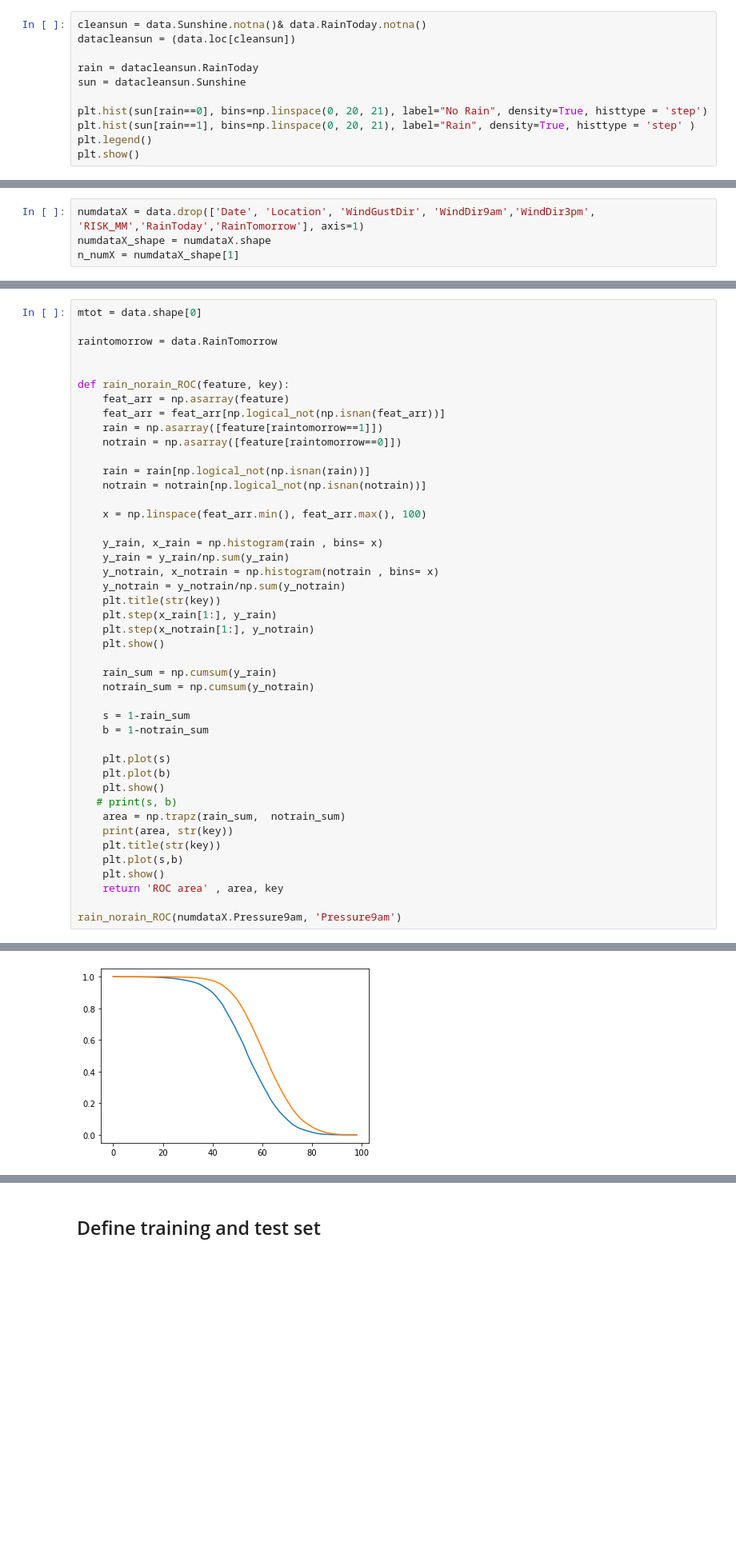
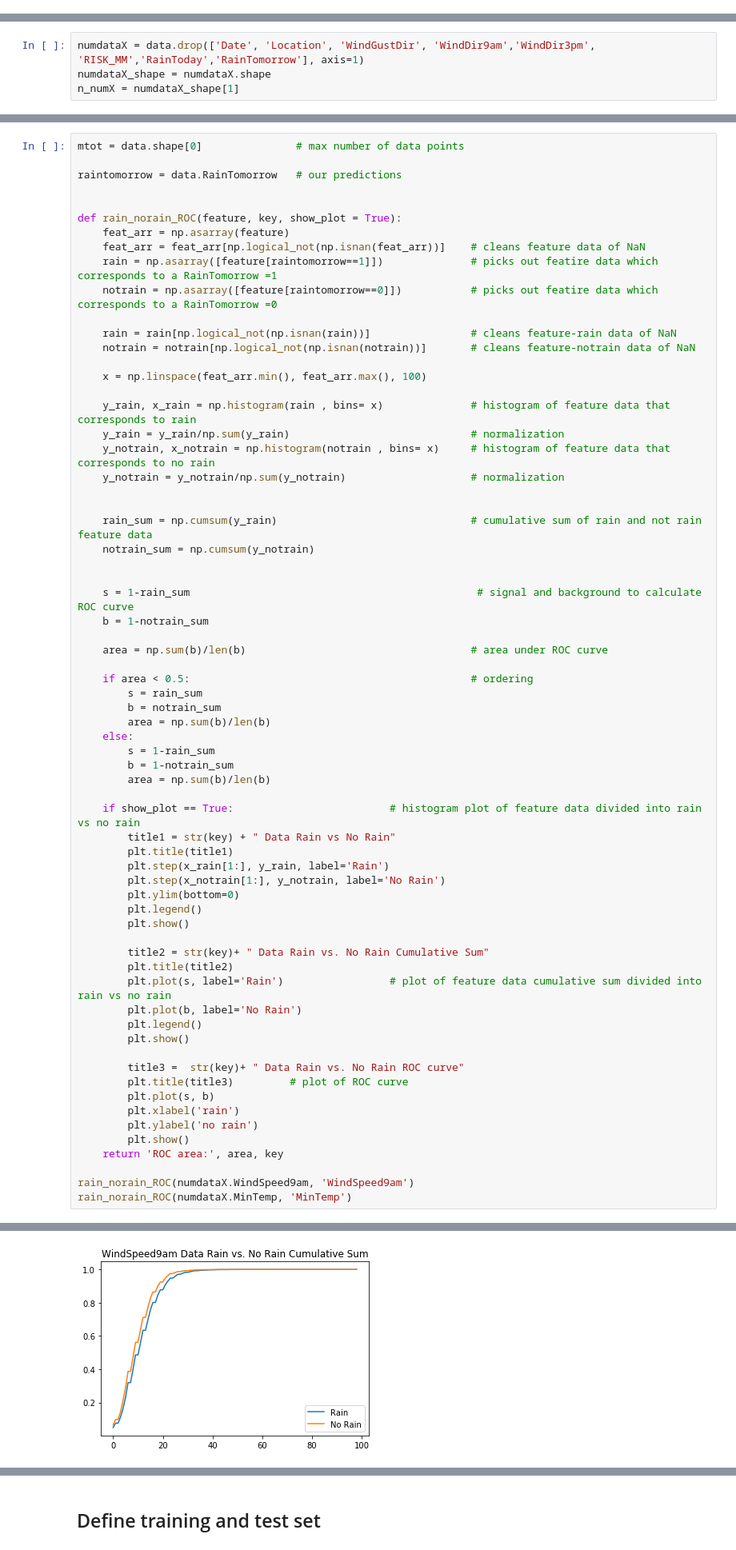
Before and after one commit to nbolis/Will_it_Rain, a Jupyter notebook: ToRainOrNotToRain.ipynb, the cells around one changed output, grey strips where cells are left out. Shown at 80% size. Cells and saved outputs as stored; diff of their text form; blank space fills up the shorter version.

Commit message:
added reduced data analysis

```diff
--- a/ToRainOrNotToRain.ipynb
+++ b/ToRainOrNotToRain.ipynb
@@ -14,17 +18,6 @@ data.loc[data.RainTomorrow == 'No', 'RainTomorrow'] = 0
 data.loc[data.RainTomorrow == 'Yes', 'RainTomorrow'] = 1
 data.loc[data.RainToday == 'No', 'RainToday'] = 0
 data.loc[data.RainToday == 'Yes', 'RainToday'] = 1
-# %%
-cleansun = data.Sunshine.notna()& data.RainToday.notna()
-datacleansun = (data.loc[cleansun])
-
-rain = datacleansun.RainToday
-sun = datacleansun.Sunshine
-
-plt.hist(sun[rain==0], bins=np.linspace(0, 20, 21), label="No Rain", density=True, histtype = 'step')
-plt.hist(sun[rain==1], bins=np.linspace(0, 20, 21), label="Rain", density=True, histtype = 'step' )
-plt.legend()
-plt.show()
 # %%
 data.head()
 # %% [output]
@@ -70,45 +83,68 @@ n_numX = numdataX_shape[1]
 # %%
-mtot = data.shape[0]
+mtot = data.shape[0]               # max number of data points
 
-raintomorrow = data.RainTomorrow
+raintomorrow = data.RainTomorrow   # our predictions
 
 
-def rain_norain_ROC(feature, key):
+def rain_norain_ROC(feature, key, show_plot = True):
     feat_arr = np.asarray(feature)
-    feat_arr = feat_arr[np.logical_not(np.isnan(feat_arr))]
-    rain = np.asarray([feature[raintomorrow==1]])
-    notrain = np.asarray([feature[raintomorrow==0]])
+    feat_arr = feat_arr[np.logical_not(np.isnan(feat_arr))]    # cleans feature data of NaN
+    rain = np.asarray([feature[raintomorrow==1]])              # picks out featire data which corresponds to a RainTomorrow =1
+    notrain = np.asarray([feature[raintomorrow==0]])           # picks out featire data which corresponds to a RainTomorrow =0
 
-    rain = rain[np.logical_not(np.isnan(rain))]
-    notrain = notrain[np.logical_not(np.isnan(notrain))]
+    rain = rain[np.logical_not(np.isnan(rain))]                # cleans feature-rain data of NaN
+    notrain = notrain[np.logical_not(np.isnan(notrain))]       # cleans feature-notrain data of NaN
 
     x = np.linspace(feat_arr.min(), feat_arr.max(), 100)
 
-    y_rain, x_rain = np.histogram(rain , bins= x)
-    y_rain = y_rain/np.sum(y_rain)
-    y_notrain, x_notrain = np.histogram(notrain , bins= x)
-    y_notrain = y_notrain/np.sum(y_notrain)
-    plt.title(str(key))
-    plt.step(x_rain[1:], y_rain)
-    plt.step(x_notrain[1:], y_notrain)
-    plt.show()
+    y_rain, x_rain = np.histogram(rain , bins= x)              # histogram of feature data that corresponds to rain
+    y_rain = y_rain/np.sum(y_rain)                             # normalization
+    y_notrain, x_notrain = np.histogram(notrain , bins= x)     # histogram of feature data that corresponds to no rain
+    y_notrain = y_notrain/np.sum(y_notrain)                    # normalization
 
-    rain_sum = np.cumsum(y_rain)
+
+    rain_sum = np.cumsum(y_rain)                               # cumulative sum of rain and not rain feature data
     notrain_sum = np.cumsum(y_notrain)
 
-    s = 1-rain_sum
+
+    s = 1-rain_sum                                              # signal and background to calculate ROC curve
     b = 1-notrain_sum
 
-    plt.plot(s)
-    plt.plot(b)
-    plt.show()
-   # print(s, b)
-    area = np.trapz(rain_sum,  notrain_sum)
-    print(area, str(key))
-    plt.title(str(key))
-    plt.plot(s,b)
-    plt.show()
-    return 'ROC area' , area, key
+    area = np.sum(b)/len(b)                                    # area under ROC curve
 
-rain_norain_ROC(numdataX.Pressure9am, 'Pressure9am')
+    if area < 0.5:                                             # ordering
+        s = rain_sum
+        b = notrain_sum
+        area = np.sum(b)/len(b)
+    else:
+        s = 1-rain_sum
+        b = 1-notrain_sum
+        area = np.sum(b)/len(b)
+
+    if show_plot == True:                         # histogram plot of feature data divided into rain vs no rain
+        title1 = str(key) + " Data Rain vs No Rain"
+        plt.title(title1)
+        plt.step(x_rain[1:], y_rain, label='Rain')
+        plt.step(x_notrain[1:], y_notrain, label='No Rain')
+        plt.ylim(bottom=0)
+        plt.legend()
+        plt.show()
+
+        title2 = str(key)+ " Data Rain vs. No Rain Cumulative Sum"
+        plt.title(title2)
+        plt.plot(s, label='Rain')                 # plot of feature data cumulative sum divided into rain vs no rain
+        plt.plot(b, label='No Rain')
+        plt.legend()
+        plt.show()
+
+        title3 =  str(key)+ " Data Rain vs. No Rain ROC curve"
+        plt.title(title3)         # plot of ROC curve
+        plt.plot(s, b)
+        plt.xlabel('rain')
+        plt.ylabel('no rain')
+        plt.show()
+    return 'ROC area:', area, key
+
+rain_norain_ROC(numdataX.WindSpeed9am, 'WindSpeed9am')
+rain_norain_ROC(numdataX.MinTemp, 'MinTemp')
 # %% [output]
@@ -116 +152 @@ rain_norain_ROC(numdataX.Pressure9am, 'Pressure9am')
-[figure, old version]
+[figure, new version]
```
Also changed, not shown: parts of 76 cells of this notebook.
